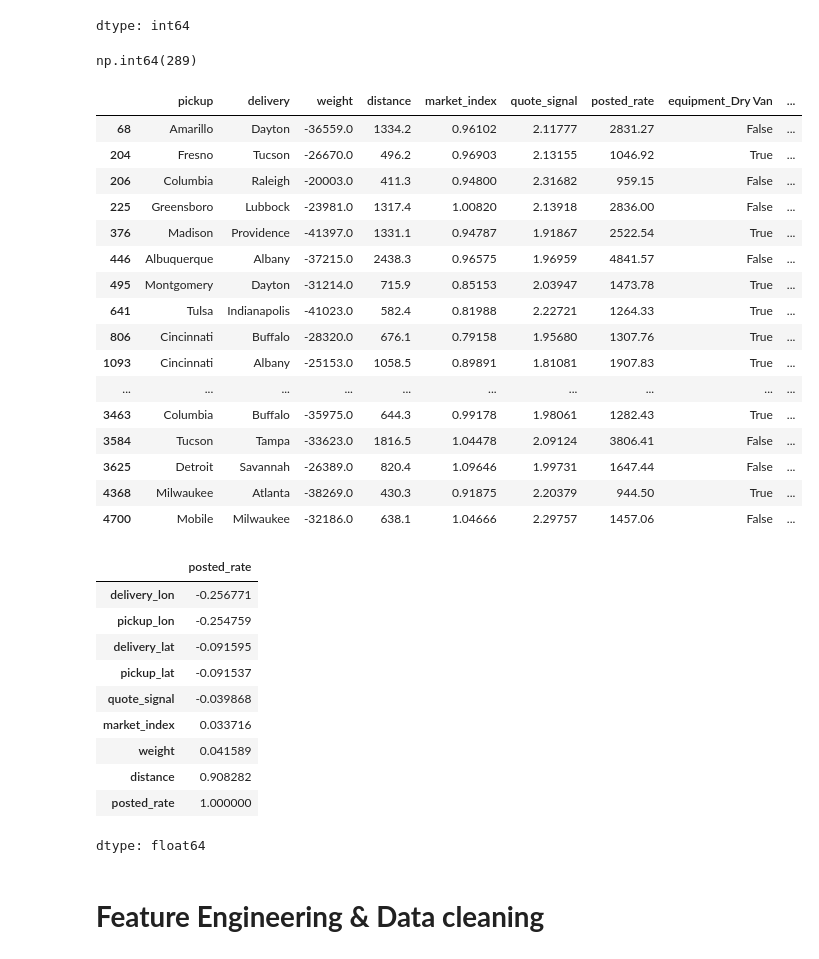
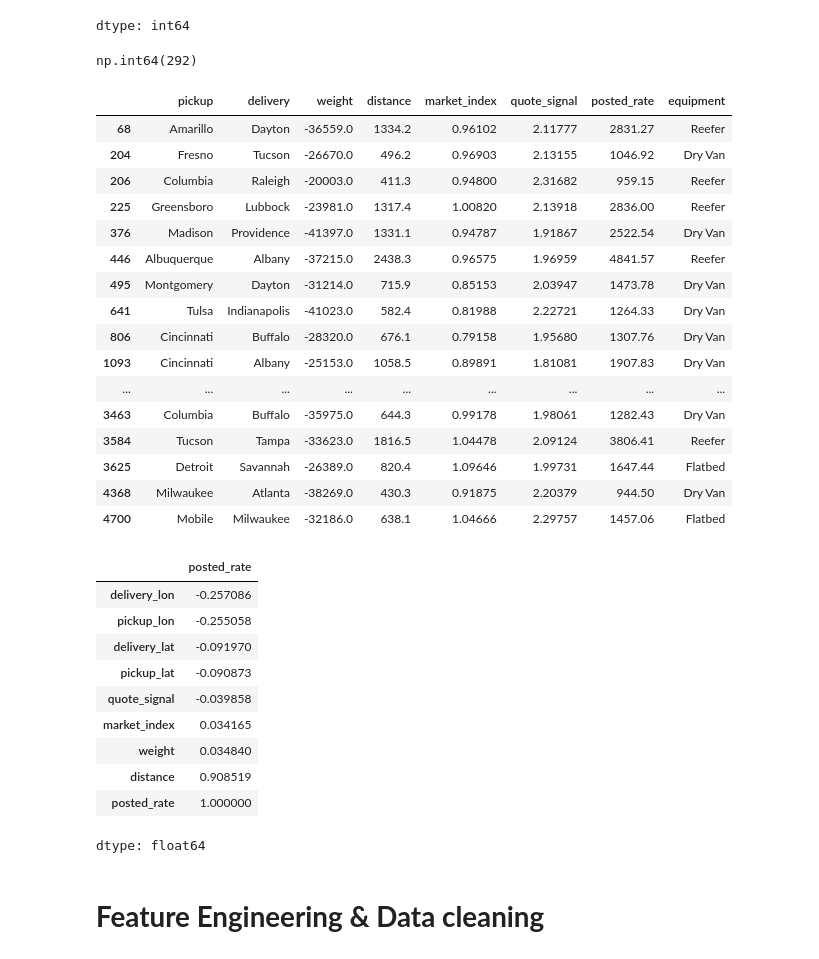
Before and after one commit to abkavi9924/Spotter_Assessment, a Jupyter notebook: Spotter_Assesment.ipynb, the cells around one changed output. Saved outputs shown, nothing was run; the diff lists cells and outputs as text; code cells hidden in the pictures.

```diff
--- a/Spotter_Assesment.ipynb
+++ b/Spotter_Assesment.ipynb
@@ -45,5 +25,3 @@ memory usage: 5.1+ MB
-# %%
-data.dropna(inplace=True)
 # %%
 data.info()
 # %% [output]
@@ -143,42 +122,42 @@ dtype: int64
 # %%
 (data["weight"] < 0).sum()
 # %% [output]
-np.int64(289)
+np.int64(292)
 # %%
 data[data["weight"] < 0][
-    ["pickup", "delivery", "weight", "distance","market_index",	"quote_signal", "posted_rate","equipment_Dry Van","equipment_Flatbed","equipment_Reefer"]
+    ["pickup", "delivery", "weight", "distance","market_index",	"quote_signal", "posted_rate","equipment"]
 ].head(30)
 # %% [output]
-|  | pickup | delivery | weight | distance | market_index | quote_signal | posted_rate | equipment_Dry Van | ... |
-| 68 | Amarillo | Dayton | -36559.0 | 1334.2 | 0.96102 | 2.11777 | 2831.27 | False | ... |
-| 204 | Fresno | Tucson | -26670.0 | 496.2 | 0.96903 | 2.13155 | 1046.92 | True | ... |
-| 206 | Columbia | Raleigh | -20003.0 | 411.3 | 0.94800 | 2.31682 | 959.15 | False | ... |
-| 225 | Greensboro | Lubbock | -23981.0 | 1317.4 | 1.00820 | 2.13918 | 2836.00 | False | ... |
-| 376 | Madison | Providence | -41397.0 | 1331.1 | 0.94787 | 1.91867 | 2522.54 | True | ... |
-| 446 | Albuquerque | Albany | -37215.0 | 2438.3 | 0.96575 | 1.96959 | 4841.57 | False | ... |
-| 495 | Montgomery | Dayton | -31214.0 | 715.9 | 0.85153 | 2.03947 | 1473.78 | True | ... |
-| 641 | Tulsa | Indianapolis | -41023.0 | 582.4 | 0.81988 | 2.22721 | 1264.33 | True | ... |
-| 806 | Cincinnati | Buffalo | -28320.0 | 676.1 | 0.79158 | 1.95680 | 1307.76 | True | ... |
-| 1093 | Cincinnati | Albany | -25153.0 | 1058.5 | 0.89891 | 1.81081 | 1907.83 | True | ... |
-| ... | ... | ... | ... | ... | ... | ... | ... | ... | ... |
-| 3463 | Columbia | Buffalo | -35975.0 | 644.3 | 0.99178 | 1.98061 | 1282.43 | True | ... |
-| 3584 | Tucson | Tampa | -33623.0 | 1816.5 | 1.04478 | 2.09124 | 3806.41 | False | ... |
-| 3625 | Detroit | Savannah | -26389.0 | 820.4 | 1.09646 | 1.99731 | 1647.44 | False | ... |
-| 4368 | Milwaukee | Atlanta | -38269.0 | 430.3 | 0.91875 | 2.20379 | 944.50 | True | ... |
-| 4700 | Mobile | Milwaukee | -32186.0 | 638.1 | 1.04666 | 2.29757 | 1457.06 | False | ... |
+|  | pickup | delivery | weight | distance | market_index | quote_signal | posted_rate | equipment |
+| 68 | Amarillo | Dayton | -36559.0 | 1334.2 | 0.96102 | 2.11777 | 2831.27 | Reefer |
+| 204 | Fresno | Tucson | -26670.0 | 496.2 | 0.96903 | 2.13155 | 1046.92 | Dry Van |
+| 206 | Columbia | Raleigh | -20003.0 | 411.3 | 0.94800 | 2.31682 | 959.15 | Reefer |
+| 225 | Greensboro | Lubbock | -23981.0 | 1317.4 | 1.00820 | 2.13918 | 2836.00 | Reefer |
+| 376 | Madison | Providence | -41397.0 | 1331.1 | 0.94787 | 1.91867 | 2522.54 | Dry Van |
+| 446 | Albuquerque | Albany | -37215.0 | 2438.3 | 0.96575 | 1.96959 | 4841.57 | Reefer |
+| 495 | Montgomery | Dayton | -31214.0 | 715.9 | 0.85153 | 2.03947 | 1473.78 | Dry Van |
+| 641 | Tulsa | Indianapolis | -41023.0 | 582.4 | 0.81988 | 2.22721 | 1264.33 | Dry Van |
+| 806 | Cincinnati | Buffalo | -28320.0 | 676.1 | 0.79158 | 1.95680 | 1307.76 | Dry Van |
+| 1093 | Cincinnati | Albany | -25153.0 | 1058.5 | 0.89891 | 1.81081 | 1907.83 | Dry Van |
+| ... | ... | ... | ... | ... | ... | ... | ... | ... |
+| 3463 | Columbia | Buffalo | -35975.0 | 644.3 | 0.99178 | 1.98061 | 1282.43 | Dry Van |
+| 3584 | Tucson | Tampa | -33623.0 | 1816.5 | 1.04478 | 2.09124 | 3806.41 | Reefer |
+| 3625 | Detroit | Savannah | -26389.0 | 820.4 | 1.09646 | 1.99731 | 1647.44 | Flatbed |
+| 4368 | Milwaukee | Atlanta | -38269.0 | 430.3 | 0.91875 | 2.20379 | 944.50 | Dry Van |
+| 4700 | Mobile | Milwaukee | -32186.0 | 638.1 | 1.04666 | 2.29757 | 1457.06 | Flatbed |
 # %%
 data[["posted_rate", "weight", "distance",
     "market_index", "quote_signal", "pickup_lon","pickup_lat","delivery_lon","delivery_lat"]].corr()["posted_rate"].sort_values()
 # %% [output]
 |  | posted_rate |
-| delivery_lon | -0.256771 |
-| pickup_lon | -0.254759 |
-| delivery_lat | -0.091595 |
-| pickup_lat | -0.091537 |
-| quote_signal | -0.039868 |
-| market_index | 0.033716 |
-| weight | 0.041589 |
-| distance | 0.908282 |
+| delivery_lon | -0.257086 |
+| pickup_lon | -0.255058 |
+| delivery_lat | -0.091970 |
+| pickup_lat | -0.090873 |
+| quote_signal | -0.039858 |
+| market_index | 0.034165 |
+| weight | 0.034840 |
+| distance | 0.908519 |
 | posted_rate | 1.000000 |
 dtype: float64
 # %% [markdown]
```
Also changed, not shown: parts of 52 cells of this notebook.
